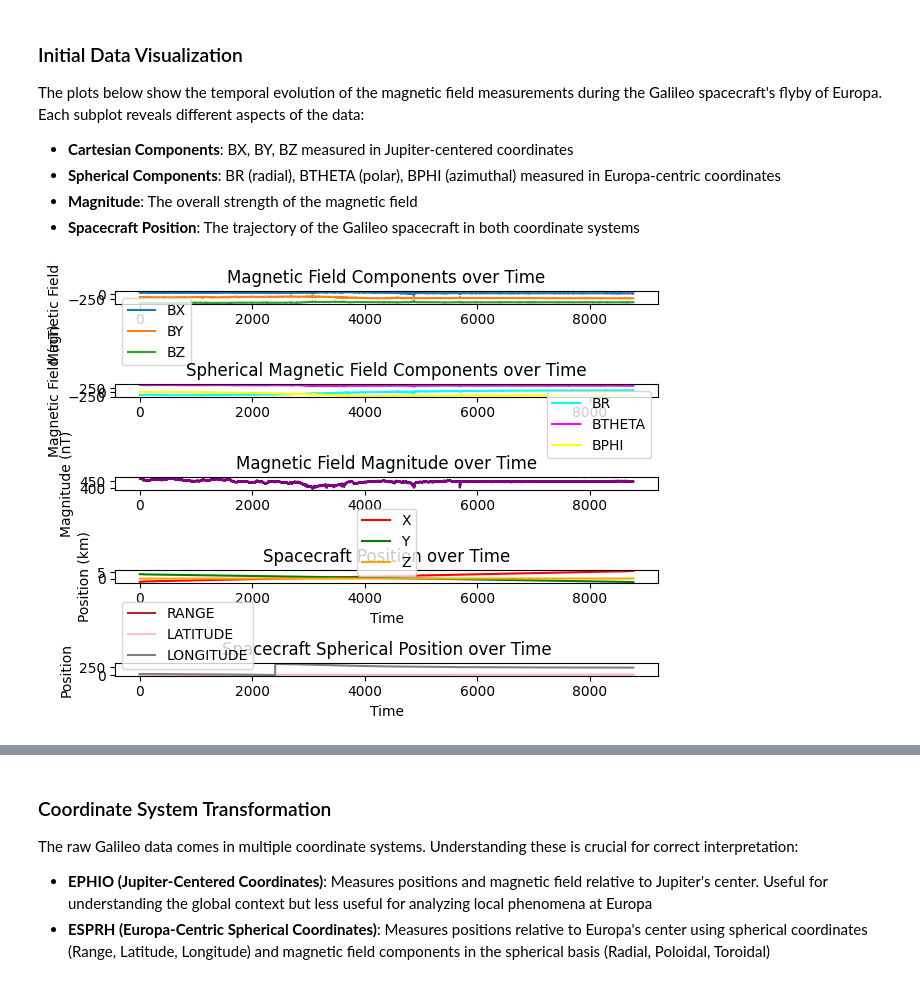
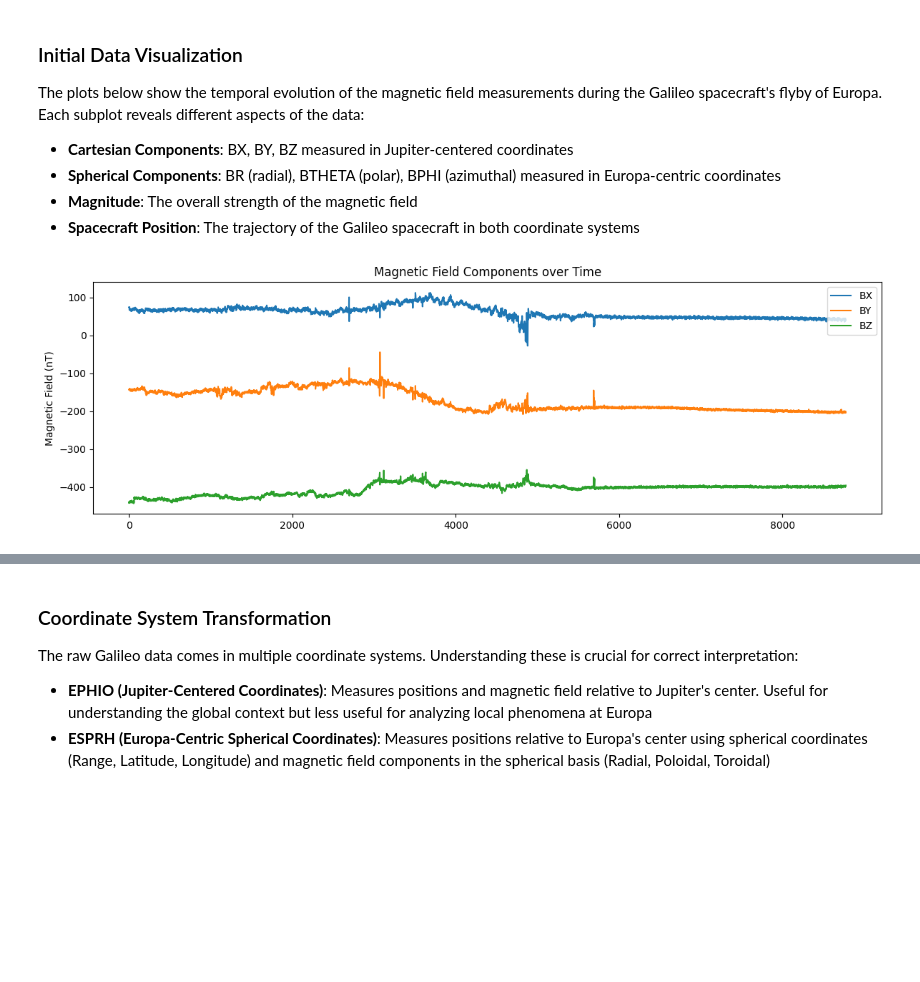
Before and after one commit to Forma-Damian/PINN_Application_for_Galileo_Europa_Data, a Jupyter notebook: europinn.ipynb, the cells around one changed output, grey strips where cells are left out. Saved outputs shown, nothing was run; the diff lists cells and outputs as text; code cells hidden in the pictures; blank space fills up the shorter version.

```diff
--- a/europinn.ipynb
+++ b/europinn.ipynb
@@ -72,45 +61,54 @@ The plots below show the temporal evolution of the magnetic field measurements d
 - **Magnitude**: The overall strength of the magnetic field
 - **Spacecraft Position**: The trajectory of the Galileo spacecraft in both coordinate systems
 # %%
-ax1 = plt.subplot(5, 1, 1)
-ax1.plot(x, X[:,1], label='BX')
-ax1.plot(x, X[:,2], label='BY')
-ax1.plot(x, X[:,3], label='BZ')
-ax1.set_title('Magnetic Field Components over Time')
-ax1.set_ylabel('Magnetic Field (nT)')
-ax1.legend()
-ax4 = plt.subplot(5, 1, 2)
-ax4.plot(x, X[:,8], label='BR', color='cyan')
-ax4.plot(x, X[:,9], label='BTHETA', color='magenta')
-ax4.plot(x, X[:,10], label='BPHI', color='yellow')
-ax4.set_title('Spherical Magnetic Field Components over Time')
-ax4.set_ylabel('Magnetic Field (nT)')
-ax4.legend()
-ax2 = plt.subplot(5, 1, 3)
-ax2.plot(x, X[:,4], color='purple')
-ax2.set_title('Magnetic Field Magnitude over Time')
-ax2.set_ylabel('Magnitude (nT)')
-ax3 = plt.subplot(5, 1, 4)
-ax3.plot(x, X[:,5], label='X', color='red')
-ax3.plot(x, X[:,6], label='Y', color='green')
-ax3.plot(x, X[:,7], label='Z', color='orange')
-ax3.set_title('Spacecraft Position over Time')
-ax3.set_xlabel('Time')
-ax3.set_ylabel('Position (km)')
-ax3.legend()
-ax5 = plt.subplot(5, 1, 5)
-ax5.plot(x, X[:,11], label='RANGE', color='brown')
-ax5.plot(x, X[:,12], label='LATITUDE', color='pink')
-ax5.plot(x, X[:,13], label='LONGITUDE', color='gray')
-ax5.set_title('Spacecraft Spherical Position over Time')
-ax5.set_xlabel('Time')
-ax5.set_ylabel('Position')
-ax5.legend()
-
-
-
-
+# Separate figures for each plot to avoid squeezing
+plt.figure(figsize=(12, 4))
+plt.plot(x, X[:,1], label='BX')
+plt.plot(x, X[:,2], label='BY')
+plt.plot(x, X[:,3], label='BZ')
+plt.title('Magnetic Field Components over Time')
+plt.ylabel('Magnetic Field (nT)')
+plt.legend()
 plt.tight_layout()
 plt.show()
+
+plt.figure(figsize=(12, 4))
+plt.plot(x, X[:,8], label='BR', color='cyan')
+plt.plot(x, X[:,9], label='BTHETA', color='magenta')
+plt.plot(x, X[:,10], label='BPHI', color='yellow')
+plt.title('Spherical Magnetic Field Components over Time')
+plt.ylabel('Magnetic Field (nT)')
+plt.legend()
+plt.tight_layout()
+plt.show()
+
+plt.figure(figsize=(12, 3.8))
+plt.plot(x, X[:,4], color='purple')
+plt.title('Magnetic Field Magnitude over Time')
+plt.ylabel('Magnitude (nT)')
+plt.tight_layout()
+plt.show()
+
+plt.figure(figsize=(12, 4))
+plt.plot(x, X[:,5], label='X', color='red')
+plt.plot(x, X[:,6], label='Y', color='green')
+plt.plot(x, X[:,7], label='Z', color='orange')
+plt.title('Spacecraft Position over Time')
+plt.xlabel('Time')
+plt.ylabel('Position (km)')
+plt.legend()
+plt.tight_layout()
+plt.show()
+
+plt.figure(figsize=(12, 4))
+plt.plot(x, X[:,11], label='RANGE', color='brown')
+plt.plot(x, X[:,12], label='LATITUDE', color='pink')
+plt.plot(x, X[:,13], label='LONGITUDE', color='gray')
+plt.title('Spacecraft Spherical Position over Time')
+plt.xlabel('Time')
+plt.ylabel('Position')
+plt.legend()
+plt.tight_layout()
+plt.show()
 # %% [output]
-[figure, old version]
+[figure, new version]
```
Also changed, not shown: parts of 8 cells of this notebook.
